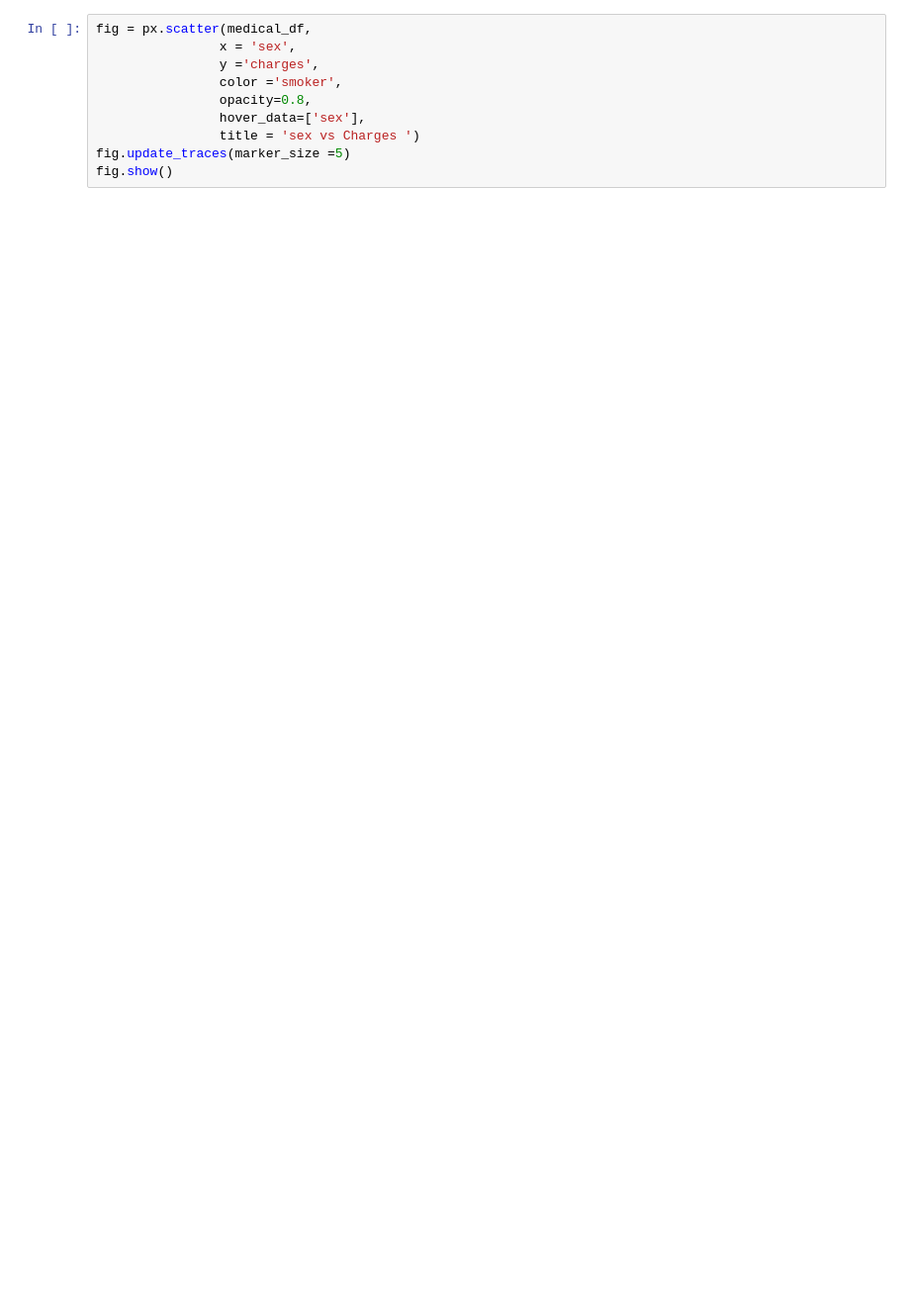
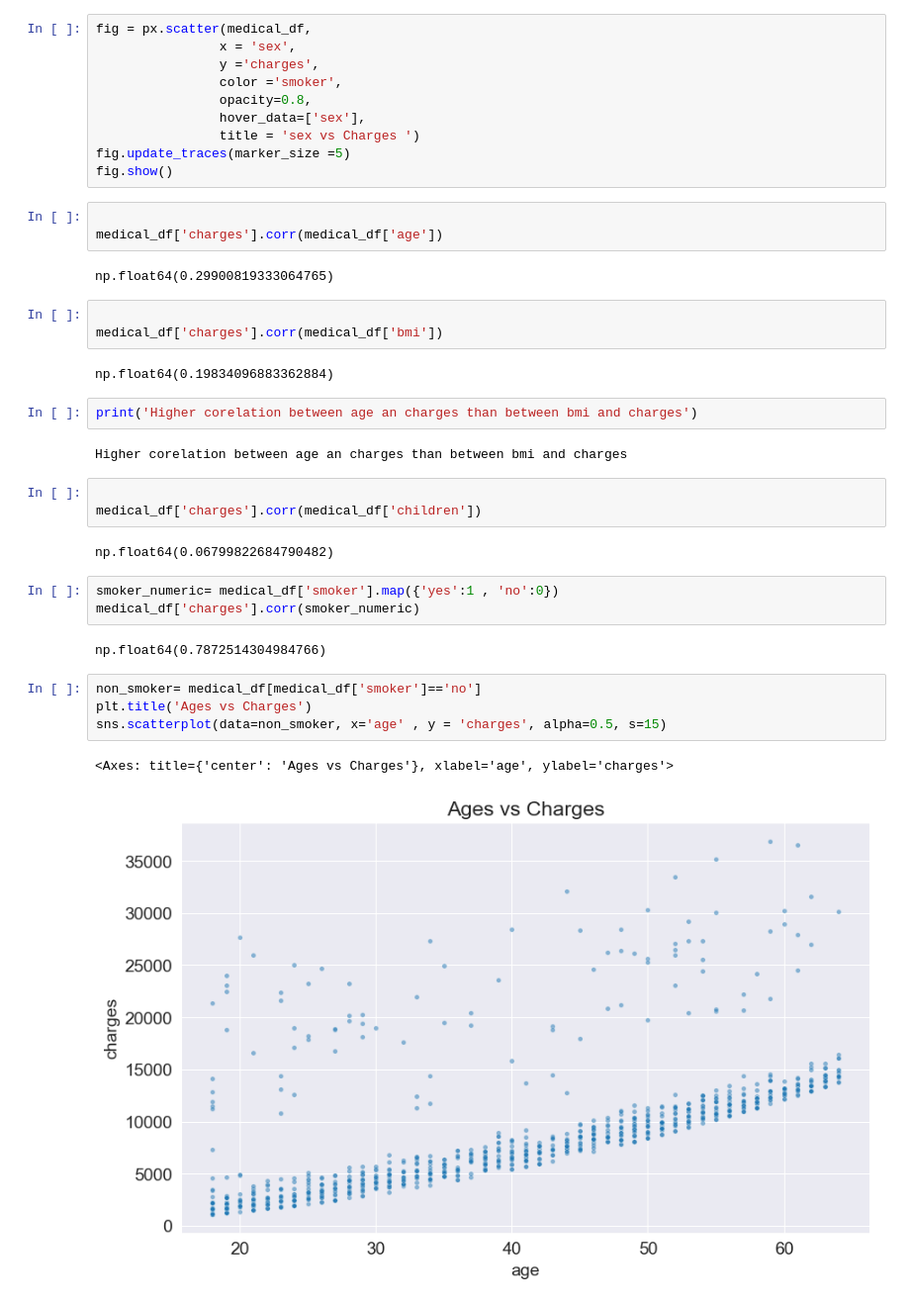
Before and after one commit to Ohenedarkoh/Learning, a Jupyter notebook: data/personal/ml/linear regression.ipynb, the cells around one changed output. Shown at 99% size. Saved outputs shown, nothing was run; the diff lists cells and outputs as text; blank space fills up the shorter version.

```diff
--- a/data/personal/ml/linear regression.ipynb
+++ b/data/personal/ml/linear regression.ipynb
@@ -183,3 +179,34 @@ fig = px.scatter(medical_df,
                 title = 'sex vs Charges ')
 fig.update_traces(marker_size =5)
 fig.show()
+# %%
+
+medical_df['charges'].corr(medical_df['age'])
+# %% [output]
+np.float64(0.29900819333064765)
+# %%
+
+medical_df['charges'].corr(medical_df['bmi'])
+# %% [output]
+np.float64(0.19834096883362884)
+# %%
+print('Higher corelation between age an charges than between bmi and charges')
+# %% [output]
+Higher corelation between age an charges than between bmi and charges
+# %%
+
+medical_df['charges'].corr(medical_df['children'])
+# %% [output]
+np.float64(0.06799822684790482)
+# %%
+smoker_numeric= medical_df['smoker'].map({'yes':1 , 'no':0})
+medical_df['charges'].corr(smoker_numeric)
+# %% [output]
+np.float64(0.7872514304984766)
+# %%
+non_smoker= medical_df[medical_df['smoker']=='no']
+plt.title('Ages vs Charges')
+sns.scatterplot(data=non_smoker, x='age' , y = 'charges', alpha=0.5, s=15)
+# %% [output]
+<Axes: title={'center': 'Ages vs Charges'}, xlabel='age', ylabel='charges'>
+[figure, added]
```
Also changed, not shown: parts of 2 cells of this notebook.
